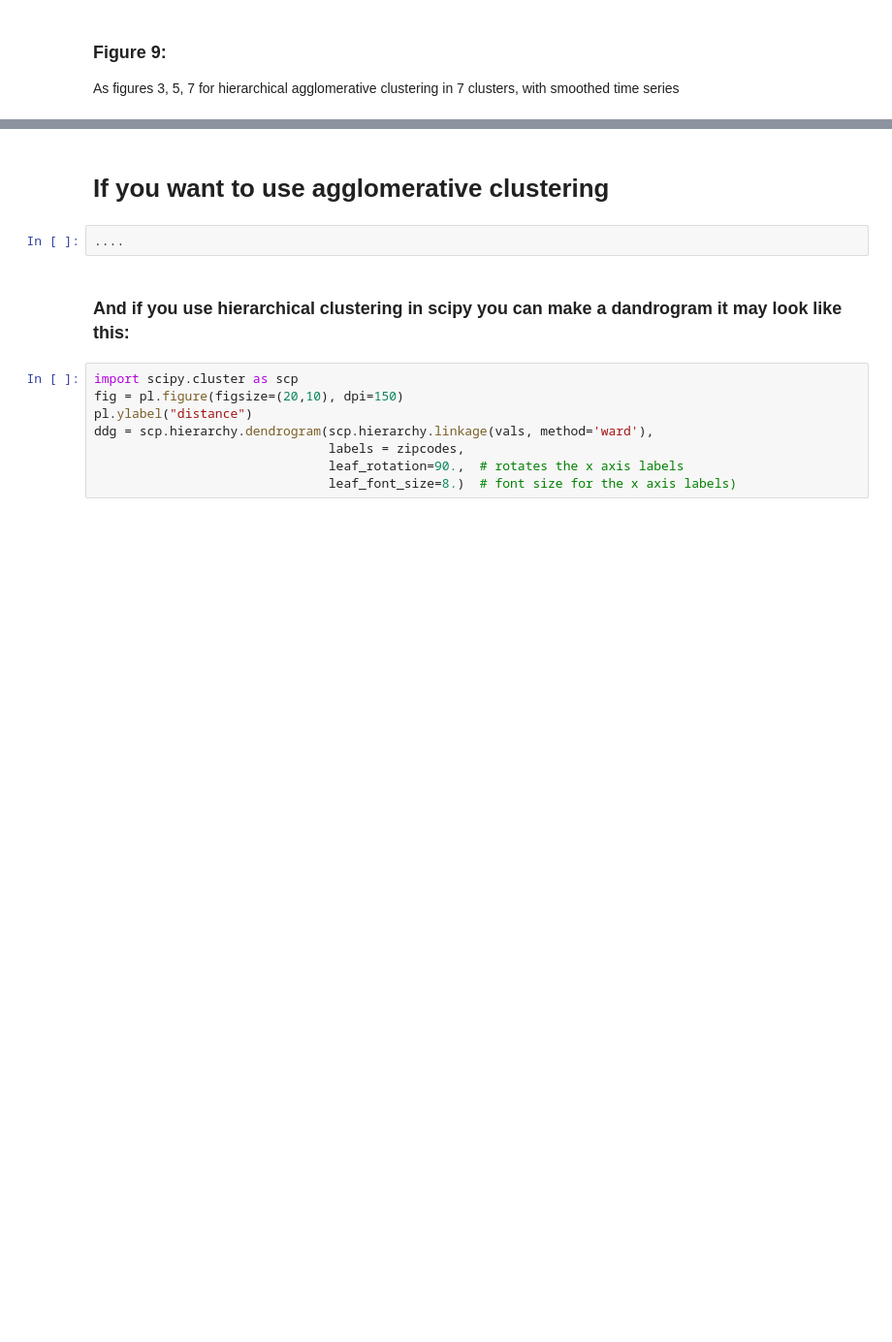
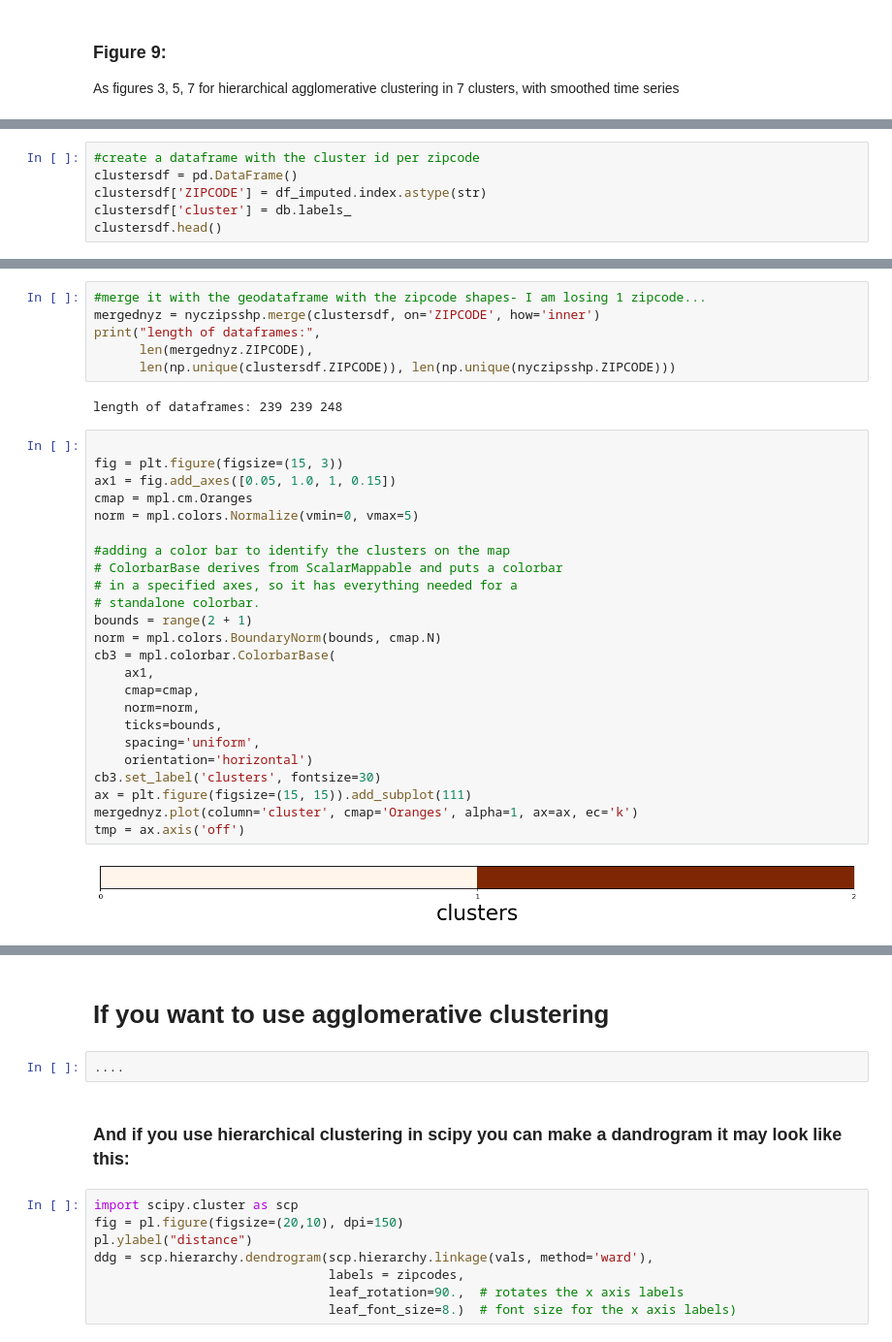
Before and after one commit to Osujan/MLTSA25_SShrestha, a Jupyter notebook: HW7/Clustering_businesstimeseries_instructions.ipynb, the cells around one changed output, grey strips where cells are left out. Shown at 97% size. Saved outputs shown, nothing was run; the diff lists cells and outputs as text; blank space fills up the shorter version.

```diff
--- a/HW7/Clustering_businesstimeseries_instructions.ipynb
+++ b/HW7/Clustering_businesstimeseries_instructions.ipynb
@@ -407,0 +493,6 @@ As figures 3, 5, 7 for hierarchical agglomerative clustering in 7 clusters, with
+# %%
+#create a dataframe with the cluster id per zipcode
+clustersdf = pd.DataFrame()
+clustersdf['ZIPCODE'] = df_imputed.index.astype(str)
+clustersdf['cluster'] = db.labels_
+clustersdf.head()
@@ -407,0 +506,34 @@ As figures 3, 5, 7 for hierarchical agglomerative clustering in 7 clusters, with
+# %%
+#merge it with the geodataframe with the zipcode shapes- I am losing 1 zipcode...
+mergednyz = nyczipsshp.merge(clustersdf, on='ZIPCODE', how='inner')
+print("length of dataframes:",
+      len(mergednyz.ZIPCODE),
+      len(np.unique(clustersdf.ZIPCODE)), len(np.unique(nyczipsshp.ZIPCODE)))
+# %% [output]
+length of dataframes: 239 239 248
+# %%
+
+fig = plt.figure(figsize=(15, 3))
+ax1 = fig.add_axes([0.05, 1.0, 1, 0.15])
+cmap = mpl.cm.Oranges
+norm = mpl.colors.Normalize(vmin=0, vmax=5)
+
+#adding a color bar to identify the clusters on the map
+# ColorbarBase derives from ScalarMappable and puts a colorbar
+# in a specified axes, so it has everything needed for a
+# standalone colorbar.
+bounds = range(2 + 1)
+norm = mpl.colors.BoundaryNorm(bounds, cmap.N)
+cb3 = mpl.colorbar.ColorbarBase(
+    ax1,
+    cmap=cmap,
+    norm=norm,
+    ticks=bounds,
+    spacing='uniform',
+    orientation='horizontal')
+cb3.set_label('clusters', fontsize=30)
+ax = plt.figure(figsize=(15, 15)).add_subplot(111)
+mergednyz.plot(column='cluster', cmap='Oranges', alpha=1, ax=ax, ec='k')
+tmp = ax.axis('off')
+# %% [output]
+[figure, added]
```
Also changed, not shown: parts of 21 cells of this notebook.
